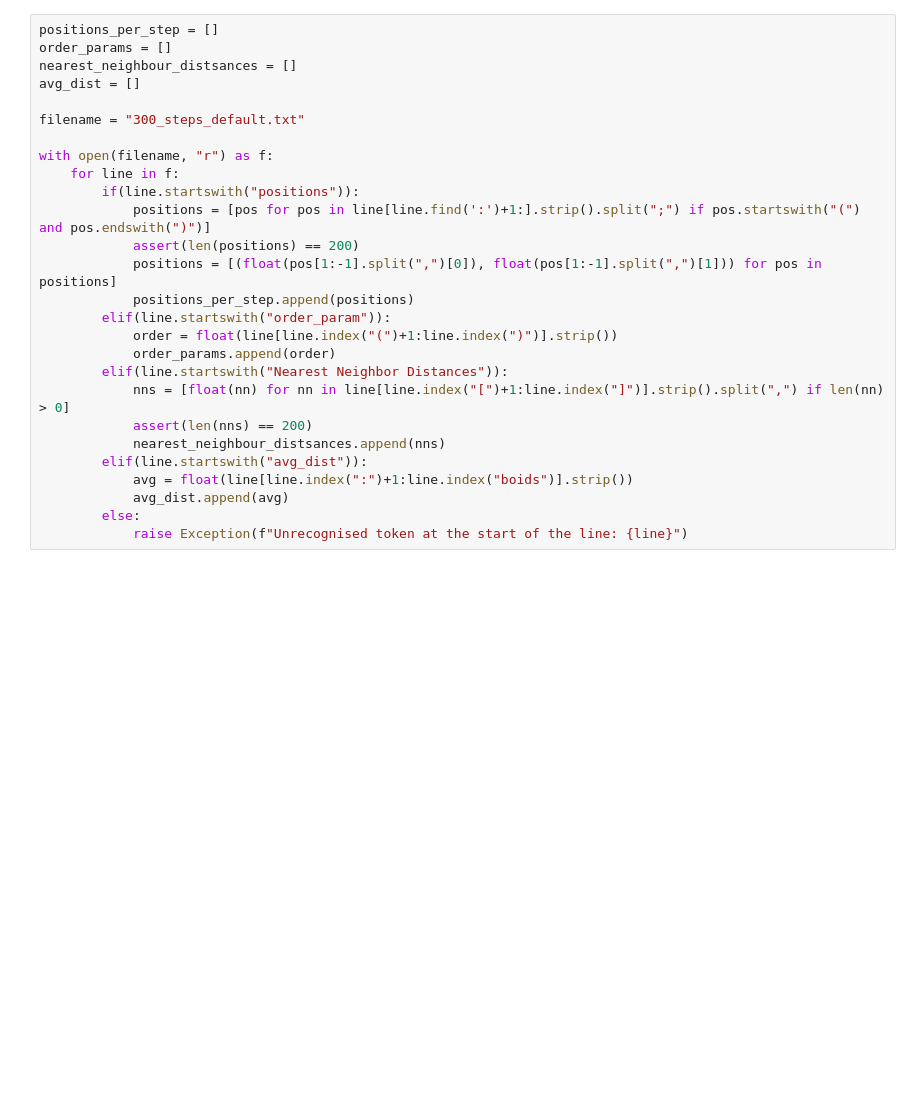
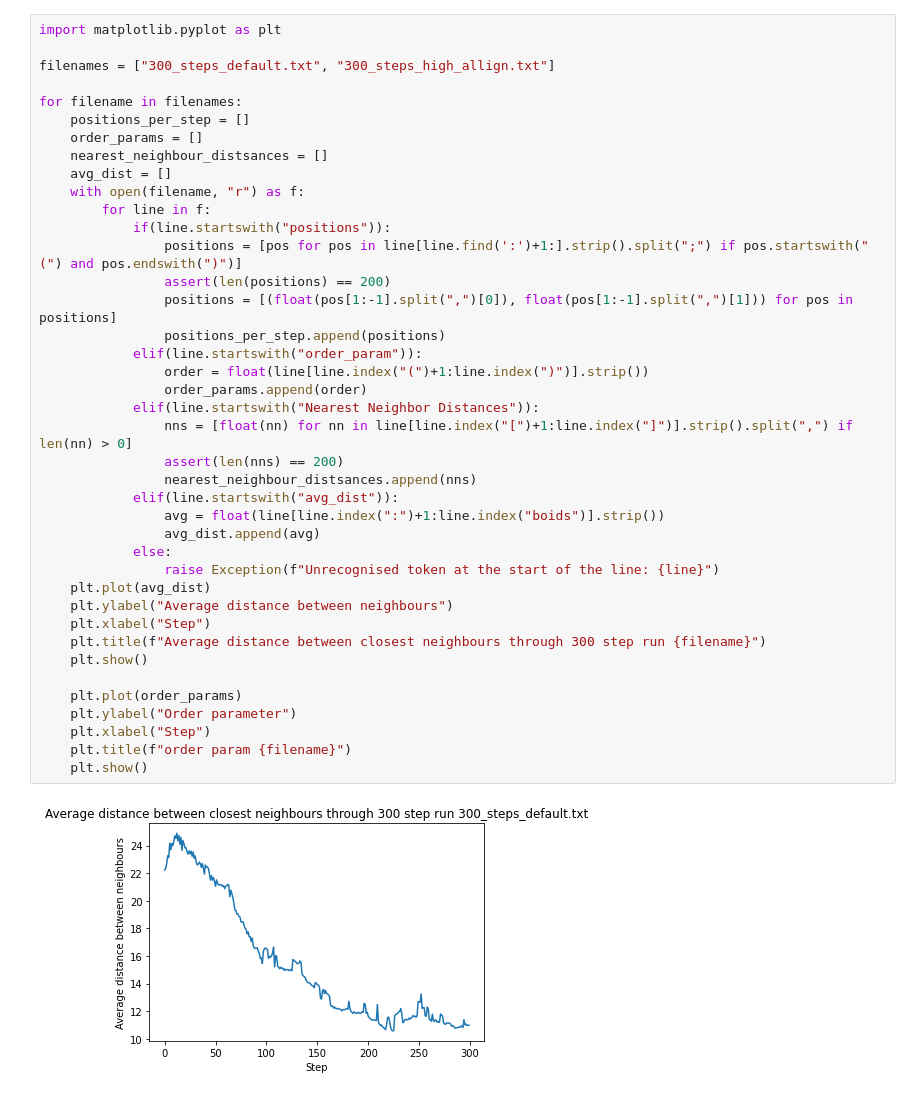
Before and after one commit to thomasluijkman/natural-computing-2324, a Jupyter notebook: Assignment-6/boids.ipynb, the cells around one changed output. Drawn from its saved outputs; the diff is of its cells as text; blank space fills up the shorter version.

```diff
--- a/Assignment-6/boids.ipynb
+++ b/Assignment-6/boids.ipynb
@@ -1,27 +1,42 @@
 # %%
-positions_per_step = []
-order_params = []
-nearest_neighbour_distsances = []
-avg_dist = []
+import matplotlib.pyplot as plt
 
-filename = "300_steps_default.txt"
+filenames = ["300_steps_default.txt", "300_steps_high_allign.txt"]
 
-with open(filename, "r") as f:
-    for line in f:
-        if(line.startswith("positions")):
-            positions = [pos for pos in line[line.find(':')+1:].strip().split(";") if pos.startswith("(") and pos.endswith(")")]
-            assert(len(positions) == 200)
-            positions = [(float(pos[1:-1].split(",")[0]), float(pos[1:-1].split(",")[1])) for pos in positions]
-            positions_per_step.append(positions)
-        elif(line.startswith("order_param")):
-            order = float(line[line.index("(")+1:line.index(")")].strip())
-            order_params.append(order)
-        elif(line.startswith("Nearest Neighbor Distances")):
-            nns = [float(nn) for nn in line[line.index("[")+1:line.index("]")].strip().split(",") if len(nn) > 0]
-            assert(len(nns) == 200)
-            nearest_neighbour_distsances.append(nns)
-        elif(line.startswith("avg_dist")):
-            avg = float(line[line.index(":")+1:line.index("boids")].strip())
-            avg_dist.append(avg)
-        else:
-            raise Exception(f"Unrecognised token at the start of the line: {line}")
+for filename in filenames:
+    positions_per_step = []
+    order_params = []
+    nearest_neighbour_distsances = []
+    avg_dist = []
+    with open(filename, "r") as f:
+        for line in f:
+            if(line.startswith("positions")):
+                positions = [pos for pos in line[line.find(':')+1:].strip().split(";") if pos.startswith("(") and pos.endswith(")")]
+                assert(len(positions) == 200)
+                positions = [(float(pos[1:-1].split(",")[0]), float(pos[1:-1].split(",")[1])) for pos in positions]
+                positions_per_step.append(positions)
+            elif(line.startswith("order_param")):
+                order = float(line[line.index("(")+1:line.index(")")].strip())
+                order_params.append(order)
+            elif(line.startswith("Nearest Neighbor Distances")):
+                nns = [float(nn) for nn in line[line.index("[")+1:line.index("]")].strip().split(",") if len(nn) > 0]
+                assert(len(nns) == 200)
+                nearest_neighbour_distsances.append(nns)
+            elif(line.startswith("avg_dist")):
+                avg = float(line[line.index(":")+1:line.index("boids")].strip())
+                avg_dist.append(avg)
+            else:
+                raise Exception(f"Unrecognised token at the start of the line: {line}")
+    plt.plot(avg_dist)
+    plt.ylabel("Average distance between neighbours")
+    plt.xlabel("Step")
+    plt.title(f"Average distance between closest neighbours through 300 step run {filename}")
+    plt.show()
+
+    plt.plot(order_params)
+    plt.ylabel("Order parameter")
+    plt.xlabel("Step")
+    plt.title(f"order param {filename}")
+    plt.show()
+# %% [output]
+[figure, added]
```
Also changed, not shown: parts of 3 cells of this notebook, 3 other files.
